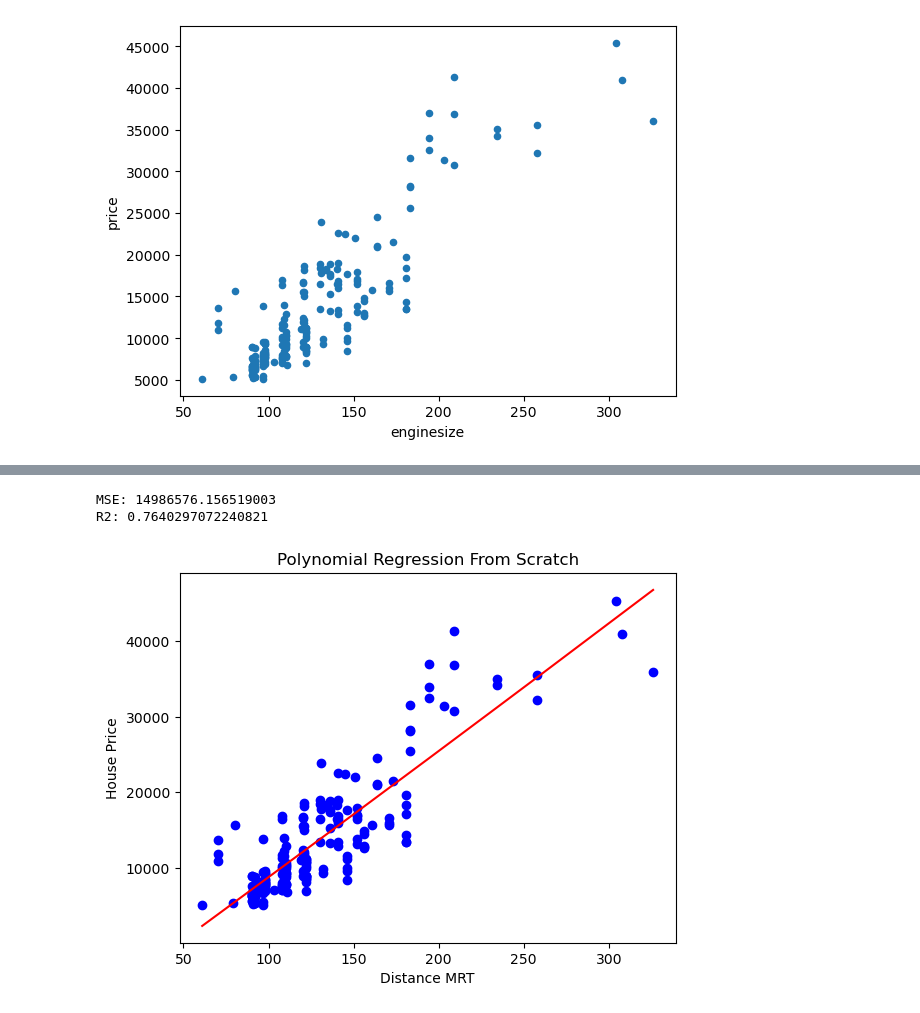
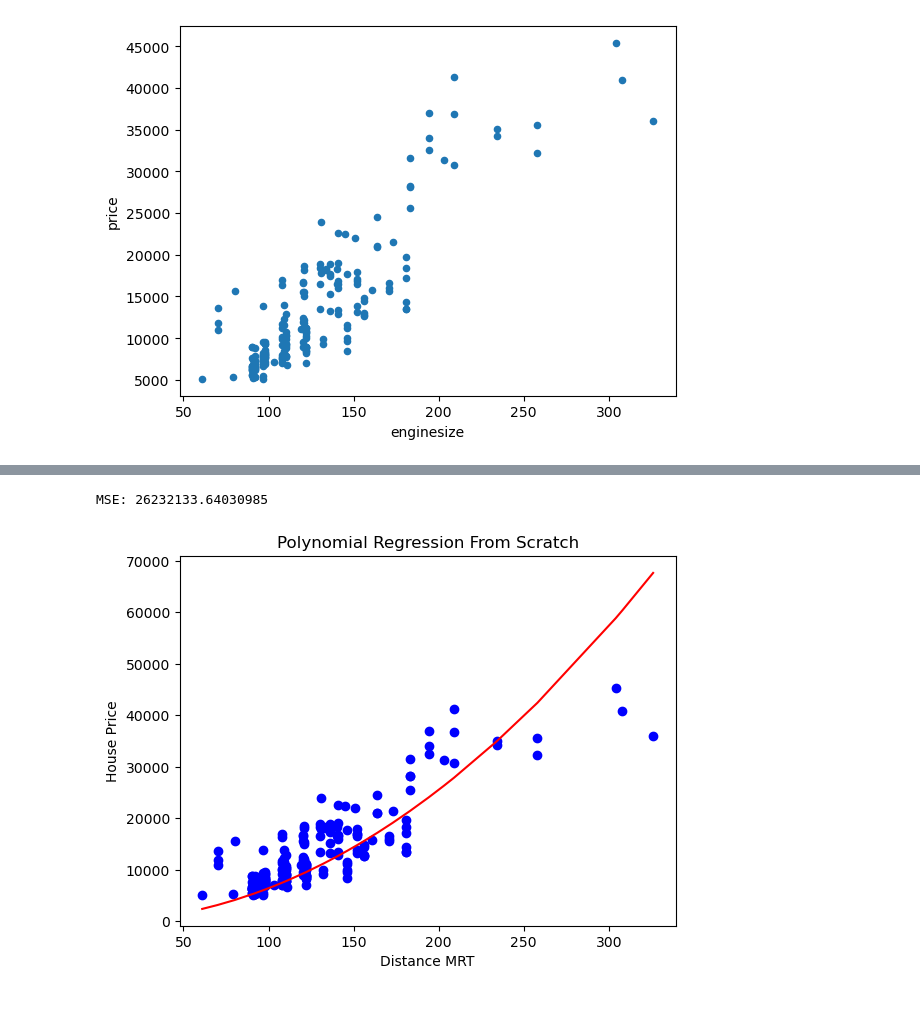
Before and after one commit to MasterGLCC/machine-learning-adam911-uff, a Jupyter notebook: used_car_regr/Untitled.ipynb, the cells around one changed output, grey strips where cells are left out. Drawn from its saved outputs; the diff is of its cells as text; code cells hidden in the pictures.

```diff
--- a/used_car_regr/Untitled.ipynb
+++ b/used_car_regr/Untitled.ipynb
@@ -211,20 +223,20 @@ class SimpleLinearRegression:
         return self.weight * X + self.bias
 # %%
 #Preparer les donnees
+#recuperer les valeur numpy
 X = df['enginesize'].values
 y = df['price'].values
-#normalisation
-X_norm = (X - np.mean(X)) / np.std(X)
-#entrainer le model
-model = SimpleLinearRegression(learning_rate=0.01, iterations=2000)
 
-model.fit(X_norm, y)
+#Cree le modele
+model = SimpleLinearRegression(learning_rate=0.000001, iterations=2000)
+#Entrainer le modele
+model.fit(X, y)
 #Prediction
-y_pred = model.predict(X_norm)
+y_pred = model.predict(X)
 #Resultat
 print("Weight :", model.weight)
 print("Bias :", model.bias)
-print("R2 Score:", r2_score(y, y_pred))
+
 final_mse = np.mean((y - y_pred)**2)
 print("Final MSE:", final_mse)
 #Visualistion
@@ -317,7 +332,7 @@ R2 Score: 0.821455220059159
 # %%
 class PolynomialRegression:
 
-    def __init__(self, learning_rate=0.01, iterations=4000):
+    def __init__(self, learning_rate=0.000000001, iterations=4000):
         #taux d apprentissage et nombre d itersssion
         self.lr = learning_rate
         self.iterations = iterations
@@ -337,54 +352,57 @@ class PolynomialRegression:
         self.weights = np.zeros(n_features)
         self.bias = 0
 
+        #Gradient Descent
         for _ in range(self.iterations):
-
+            #prediction
             y_pred = np.dot(X, self.weights) + self.bias
-
+            #calculer les erreur
             loss = self.mse(y, y_pred)
             self.losses.append(loss)
             #calcul des gradiant
             dw = (-2/n_samples) * np.dot(X.T, (y - y_pred))
             db = (-2/n_samples) * np.sum(y - y_pred)
-
+            #mise ajour des paramtree
             self.weights -= self.lr * dw
             self.bias -= self.lr * db
     #prediction
     def predict(self, X):
         return np.dot(X, self.weights) + self.bias
 # %%
+#Preparer les donnes
 X = df['enginesize'].values
 y = df['price'].values
-
+#degreee du polynome
 degree = 2
-
+#creation des varibaes polynomiales
+#transfrome x ->[x,x²]
 X_poly = np.column_stack([X**i for i in range(1, degree+1)])
 
-X_norm = (X_poly - np.mean(X_poly, axis=0)) / np.std(X_poly, axis=0)
+#cretion du modele
 
 model_poly = PolynomialRegression()
-
-model_poly.fit(X_norm, y)
-
-y_pred_poly = model_poly.predict(X_norm)
-
+#entrainement
+model_poly.fit(X_poly, y)
+#prediction
+y_pred_poly = model_poly.predict(X_poly)
+#evaluation
 mse = np.mean((y - y_pred_poly)**2)
 
 print("MSE:", mse)
-print("R2:", r2_score(y, y_pred_poly))
+#visualisation
+
 
 sorted_index = np.argsort(X)
 
 plt.scatter(X, y, color='blue')
 plt.plot(X[sorted_index],
          y_pred_poly[sorted_index],
          color='red')
 
 plt.xlabel("Distance MRT")
 plt.ylabel("House Price")
 plt.title("Polynomial Regression From Scratch")
 plt.show()
 # %% [output]
-MSE: 14986576.156519003
-R2: 0.7640297072240821
+MSE: 26232133.64030985
-[figure, old version]
+[figure, new version]
```
Also changed, not shown: parts of 9 cells of this notebook.
